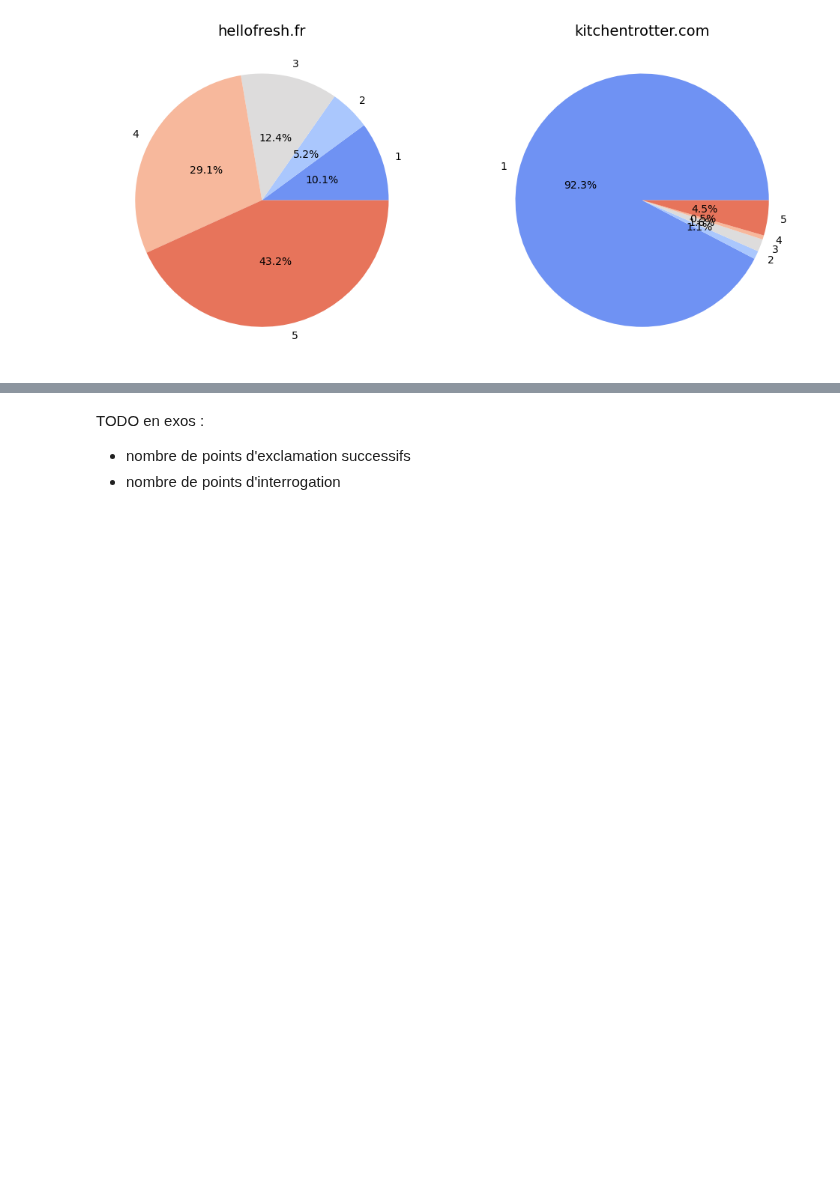
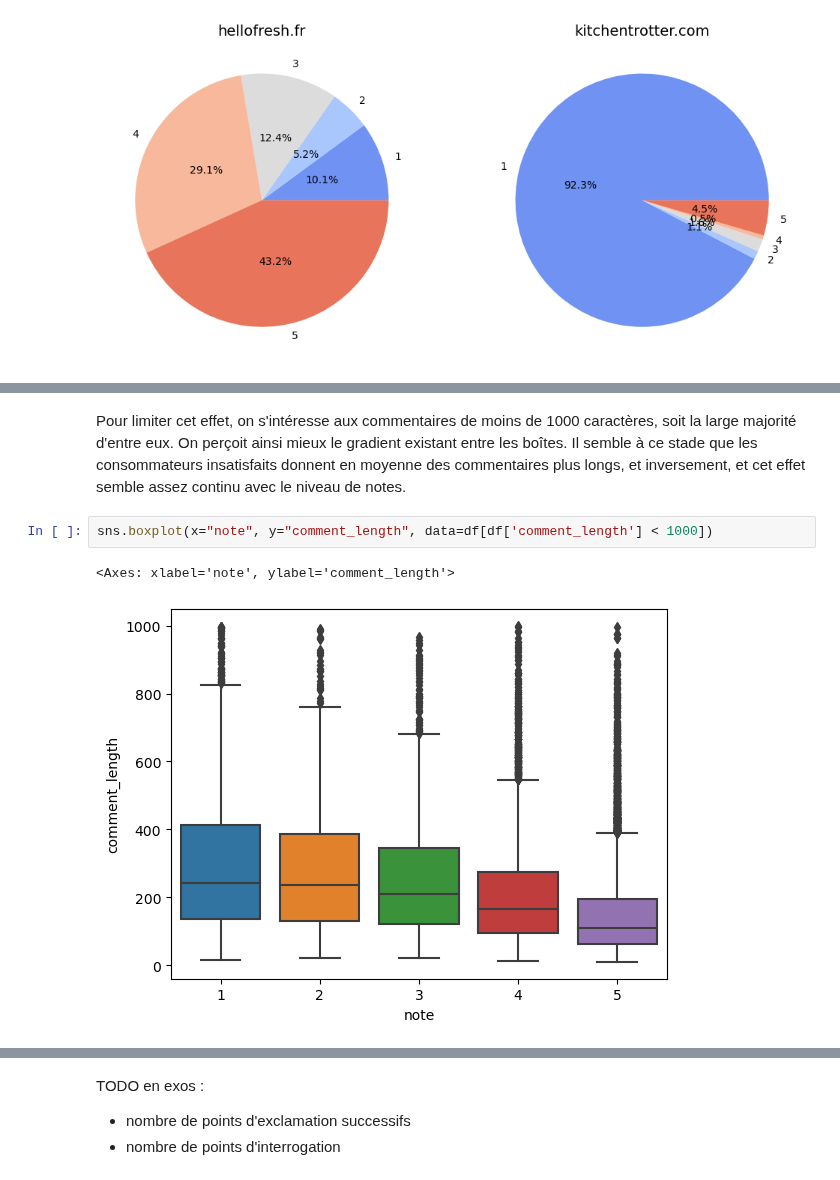
Before and after one commit to InseeFrLab/funathon2023_sujet5, a Jupyter notebook: tutoriel.ipynb, the cells around one changed output, grey strips where cells are left out. Saved outputs shown, nothing was run; the diff lists cells and outputs as text; blank space fills up the shorter version.

```diff
--- a/tutoriel.ipynb
+++ b/tutoriel.ipynb
@@ -525,3 +540,10 @@ sns.boxplot(x="note", y="comment_length", data=df, ax=ax)
 # %% [output]
 <Axes: xlabel='note', ylabel='comment_length'>
 [figure]
+# %% [markdown]
+Pour limiter cet effet, on s'intéresse aux commentaires de moins de 1000 caractères, soit la large majorité d'entre eux. On perçoit ainsi mieux le gradient existant entre les boîtes. Il semble à ce stade que les consommateurs insatisfaits donnent en moyenne des commentaires plus longs, et inversement, et cet effet semble assez continu avec le niveau de notes.
+# %%
+sns.boxplot(x="note", y="comment_length", data=df[df['comment_length'] < 1000])
+# %% [output]
+<Axes: xlabel='note', ylabel='comment_length'>
+[figure, added]
```
Also changed, not shown: parts of 12 cells of this notebook.
